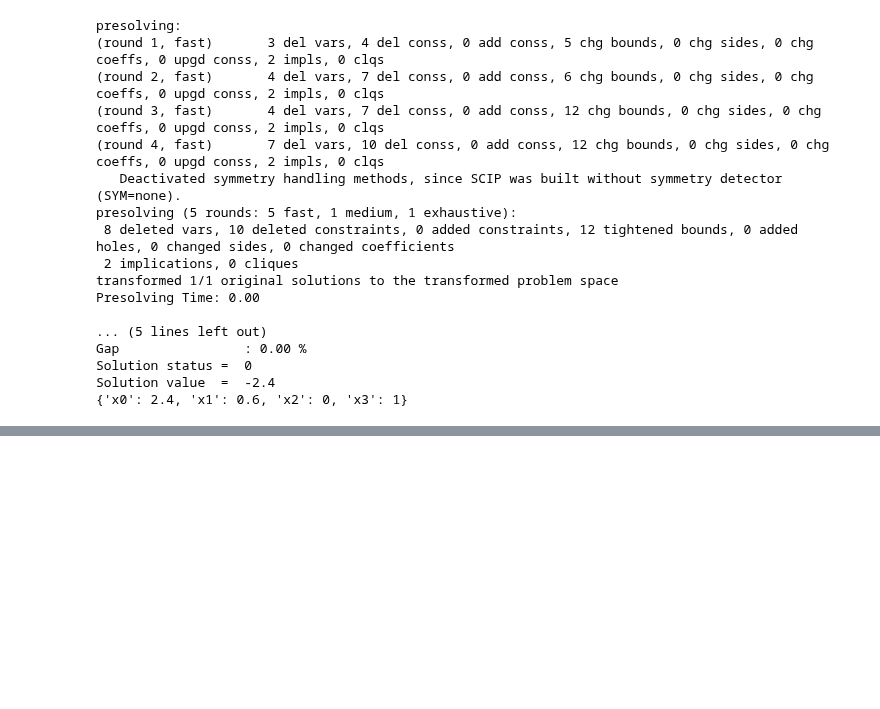
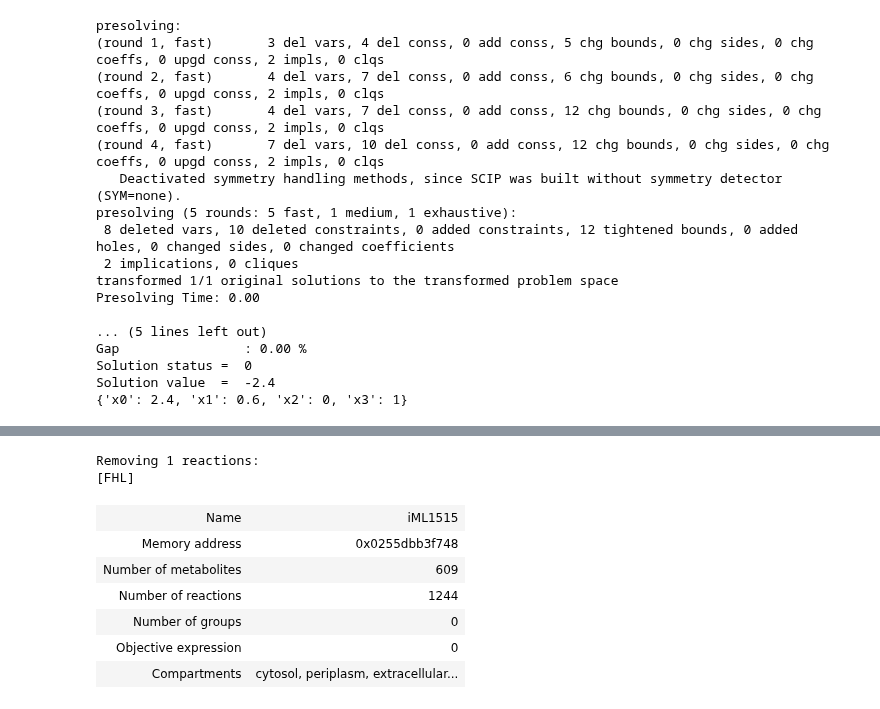
Before and after one commit to klamt-lab/straindesign, a Jupyter notebook: examples/milp_test.ipynb, the cells around one changed output, grey strips where cells are left out. Saved outputs shown, nothing was run; the diff lists cells and outputs as text; code cells hidden in the pictures; blank space fills up the shorter version.

Commit message:
continued compression implementation

```diff
--- a/examples/milp_test.ipynb
+++ b/examples/milp_test.ipynb
@@ -116,3 +109,19 @@ Academic license - for non-commercial use only - expires 2022-03-21
+# %%
+
+subT = efmtool4cobra.compress_model_sympy(iml1515)
+# %% [output]
+Removing 1 reactions:
+[FHL]
+# %%
+iml1515
+# %% [output]
+| Name | iML1515 |
+| Memory address | 0x0255dbb3f748 |
+| Number of metabolites | 609 |
+| Number of reactions | 1244 |
+| Number of groups | 0 |
+| Objective expression | 0 |
+| Compartments | cytosol, periplasm, extracellular... |
 # %%
 %autoreload
 import mcs
```
Also changed, not shown: parts of 4 cells of this notebook, 4 other files.
